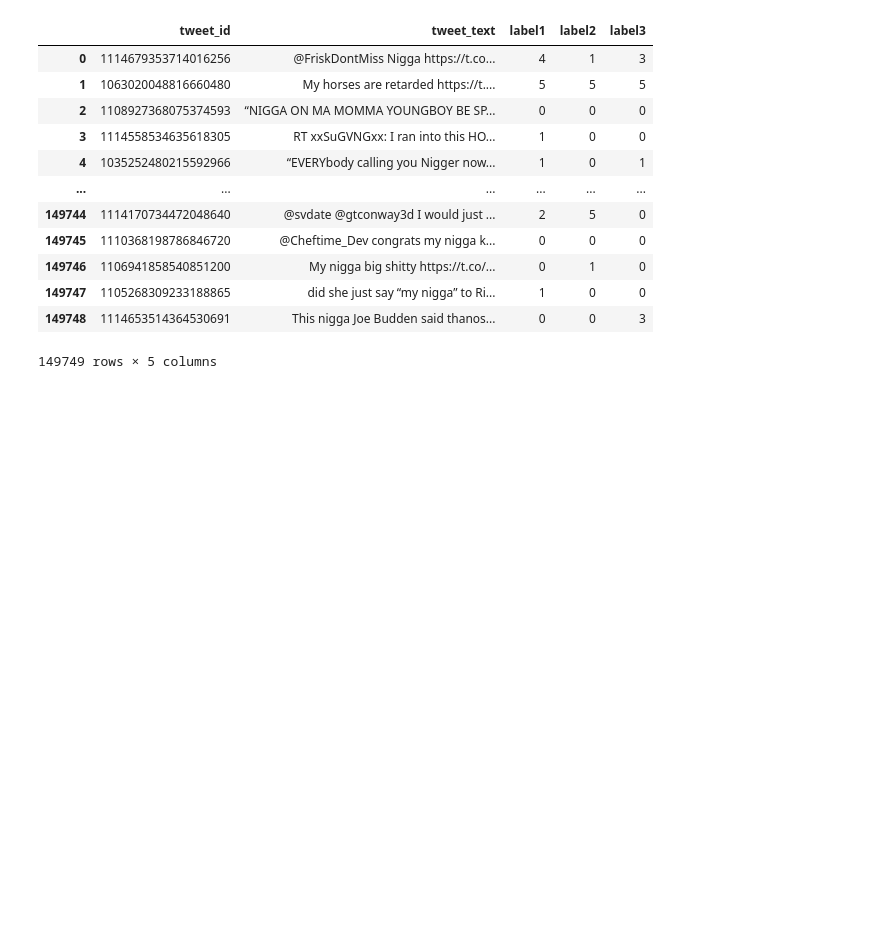
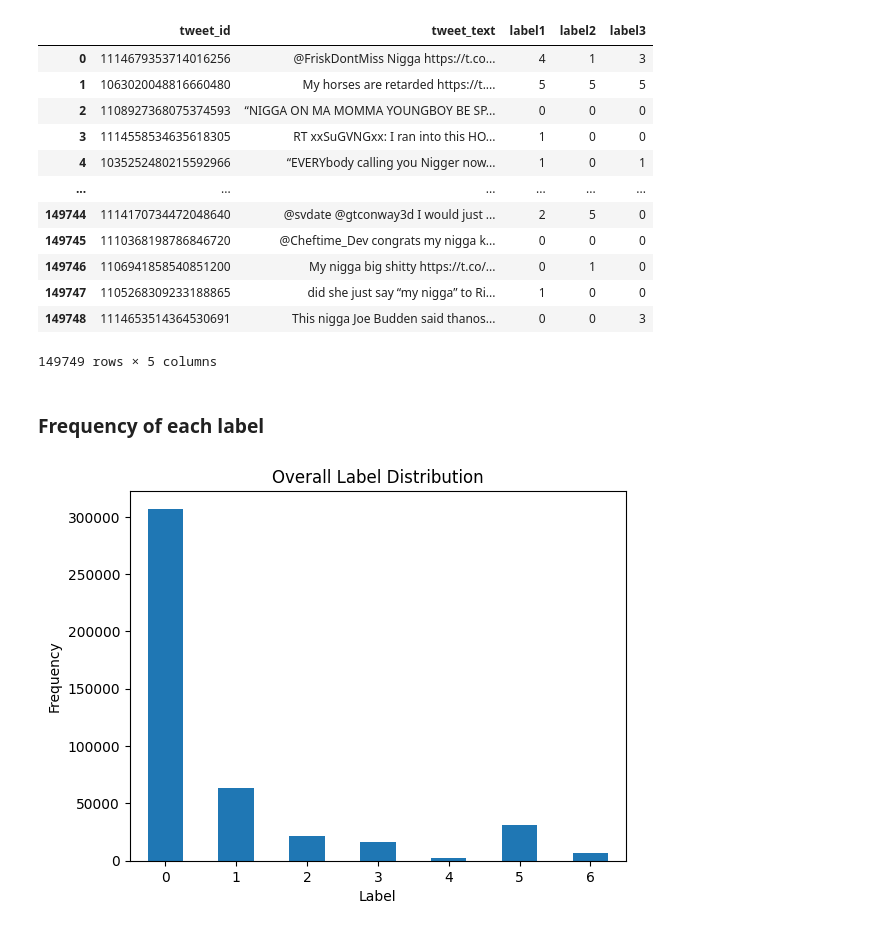
Before and after one commit to raymondcen/Automated-Content-Moderation, a Jupyter notebook: notebook/EDA.ipynb, the cells around one changed output. Cells and saved outputs as stored; diff of their text form; code cells hidden in the pictures; blank space fills up the shorter version.

Commit message:
frequency plot

```diff
--- a/notebook/EDA.ipynb
+++ b/notebook/EDA.ipynb
@@ -318,3 +325,20 @@ df
 | 149747 | 1105268309233188865 | did she just say “my nigga” to Ri... | 1 | 0 | 0 |
 | 149748 | 1114653514364530691 | This nigga Joe Budden said thanos... | 0 | 0 | 3 |
 149749 rows × 5 columns
+# %% [markdown]
+### Frequency of each label
+# %%
+label_cols = ['label1','label2','label3']
+all_labels = pd.concat([df[col] for col in label_cols])
+
+label_counts = all_labels.value_counts().sort_index()
+label_counts.plot(
+    kind='bar',
+    rot=0
+)
+plt.xlabel("Label")
+plt.ylabel("Frequency")
+plt.title("Overall Label Distribution")
+plt.show()
+# %% [output]
+[figure, added]
```
Also changed, not shown: parts of 1 cell of this notebook.
